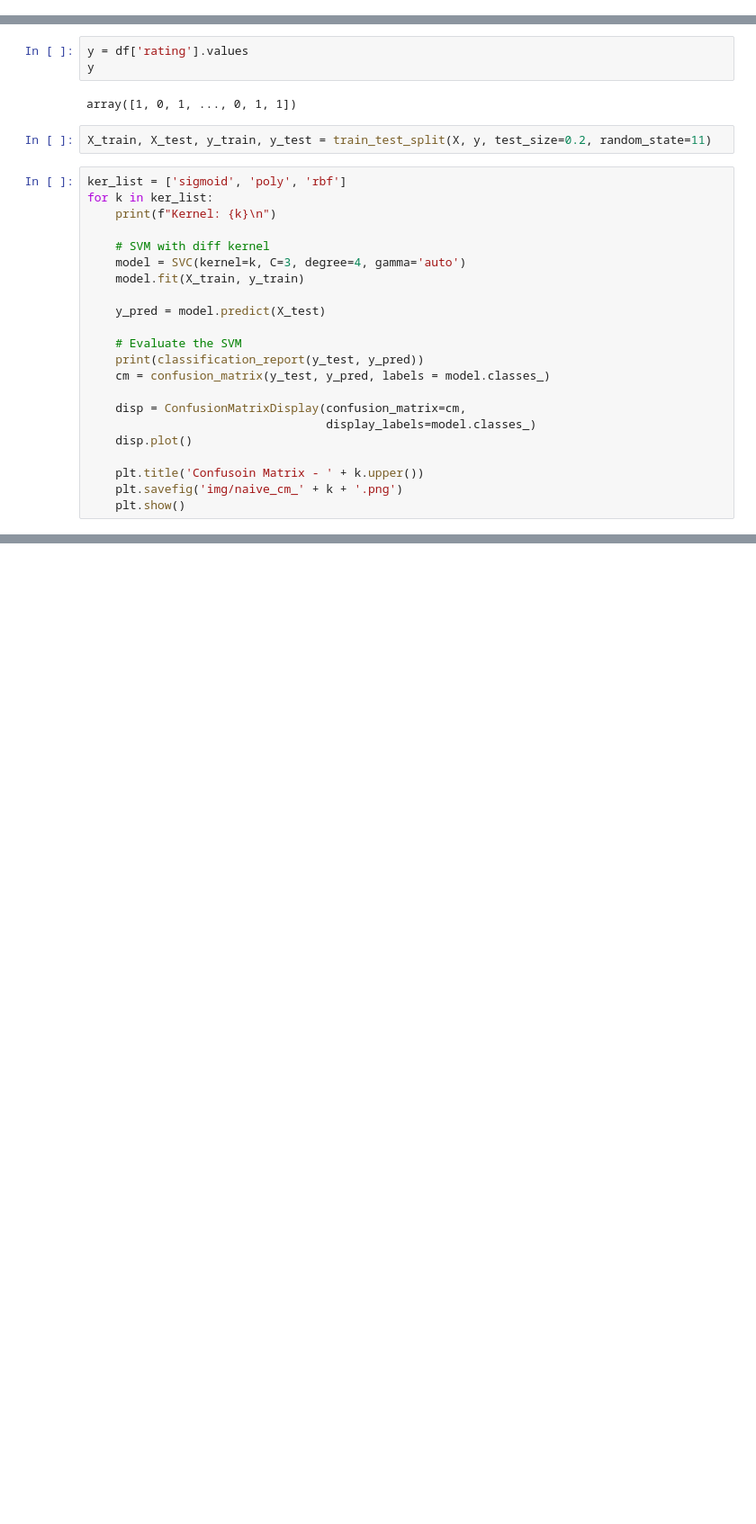
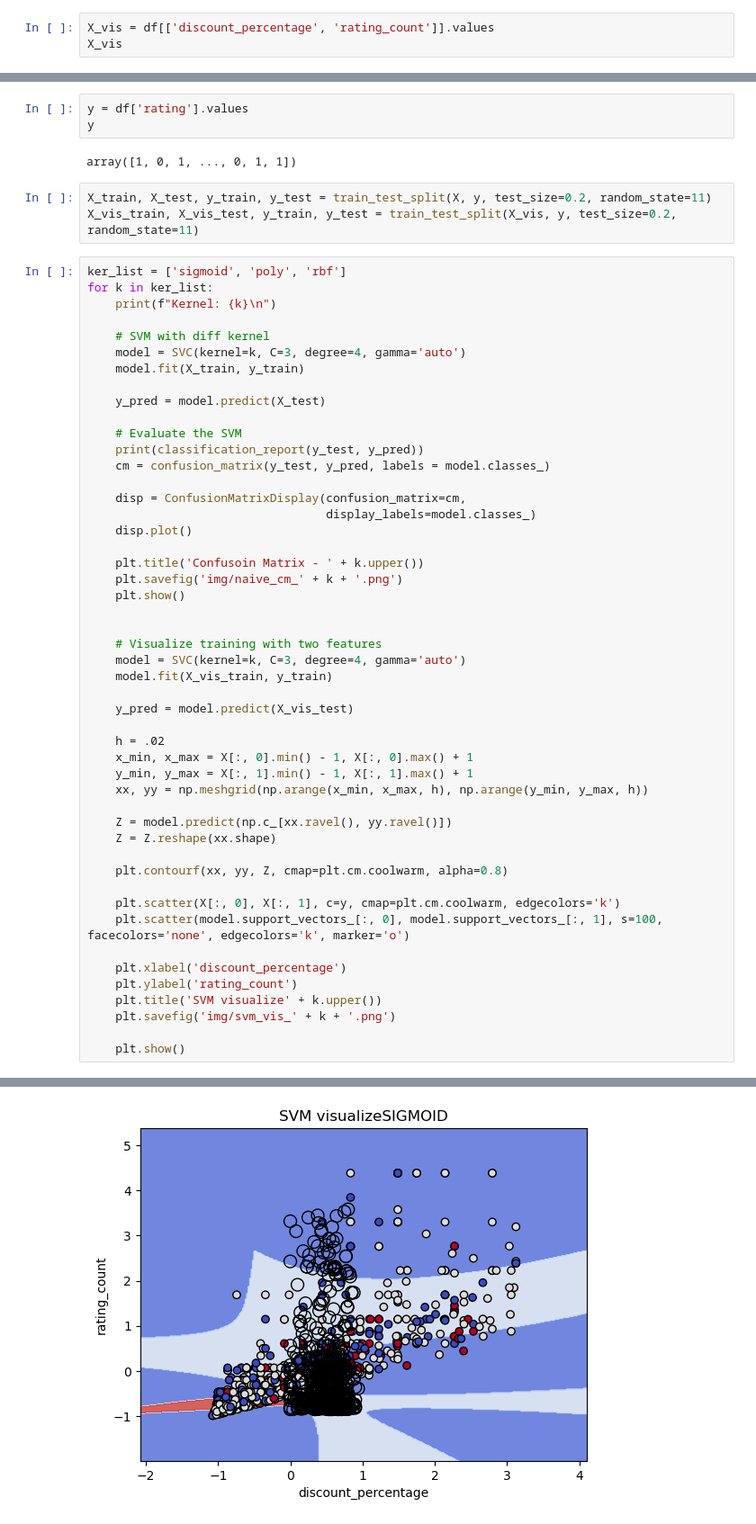
Before and after one commit to BraydenZheng/Product_Recommendation, a Jupyter notebook: svm/svm.ipynb, the cells around one changed output, grey strips where cells are left out. Shown at 90% size. Drawn from its saved outputs; the diff is of its cells as text; blank space fills up the shorter version.

```diff
--- a/svm/svm.ipynb
+++ b/svm/svm.ipynb
@@ -26,3 +28,6 @@ array([[-0.60477721, -0.42191545,  0.64      ,  1.67024343],
        [ 1.77643296,  0.64854786,  0.28      , -0.80744604],
        [ 0.70358003,  0.00551336,  0.26      , -0.02013603],
        [ 2.61901502,  0.97817058,  0.22      , -0.12881667]])
+# %%
+X_vis = df[['discount_percentage', 'rating_count']].values
+X_vis
@@ -33,6 +46,7 @@ y
 array([1, 0, 1, ..., 0, 1, 1])
 # %%
 X_train, X_test, y_train, y_test = train_test_split(X, y, test_size=0.2, random_state=11)
+X_vis_train, X_vis_test, y_train, y_test = train_test_split(X_vis, y, test_size=0.2, random_state=11)
 # %%
 ker_list = ['sigmoid', 'poly', 'rbf']
 for k in ker_list:
@@ -41,33 +55,61 @@ for k in ker_list:
     # SVM with diff kernel
     model = SVC(kernel=k, C=3, degree=4, gamma='auto')
     model.fit(X_train, y_train)
 
     y_pred = model.predict(X_test)
 
     # Evaluate the SVM
     print(classification_report(y_test, y_pred))
     cm = confusion_matrix(y_test, y_pred, labels = model.classes_)
 
     disp = ConfusionMatrixDisplay(confusion_matrix=cm,
                                   display_labels=model.classes_)
     disp.plot()
 
     plt.title('Confusoin Matrix - ' + k.upper())
     plt.savefig('img/naive_cm_' + k + '.png')
     plt.show()
+
+
+    # Visualize training with two features
+    model = SVC(kernel=k, C=3, degree=4, gamma='auto')
+    model.fit(X_vis_train, y_train)
+
+    y_pred = model.predict(X_vis_test)
+
+    h = .02
+    x_min, x_max = X[:, 0].min() - 1, X[:, 0].max() + 1
+    y_min, y_max = X[:, 1].min() - 1, X[:, 1].max() + 1
+    xx, yy = np.meshgrid(np.arange(x_min, x_max, h), np.arange(y_min, y_max, h))
+
+    Z = model.predict(np.c_[xx.ravel(), yy.ravel()])
+    Z = Z.reshape(xx.shape)
+
+    plt.contourf(xx, yy, Z, cmap=plt.cm.coolwarm, alpha=0.8)
+
+    plt.scatter(X[:, 0], X[:, 1], c=y, cmap=plt.cm.coolwarm, edgecolors='k')
+    plt.scatter(model.support_vectors_[:, 0], model.support_vectors_[:, 1], s=100, facecolors='none', edgecolors='k', marker='o')
+
+    plt.xlabel('discount_percentage')
+    plt.ylabel('rating_count')
+    plt.title('SVM visualize' + k.upper())
+    plt.savefig('img/svm_vis_' + k + '.png')
+
+    plt.show()
 # %% [output]
 Kernel: sigmoid
 
               precision    recall  f1-score   support
 
            0       0.26      0.15      0.19        41
            1       0.61      0.65      0.63       132
            2       0.13      0.16      0.14        31
 
     accuracy                           0.48       204
    macro avg       0.33      0.32      0.32       204
 weighted avg       0.46      0.48      0.47       204
 [figure]
+[figure, new version]
 Kernel: poly
 
               precision    recall  f1-score   support
```
Also changed, not shown: parts of 3 cells of this notebook.
